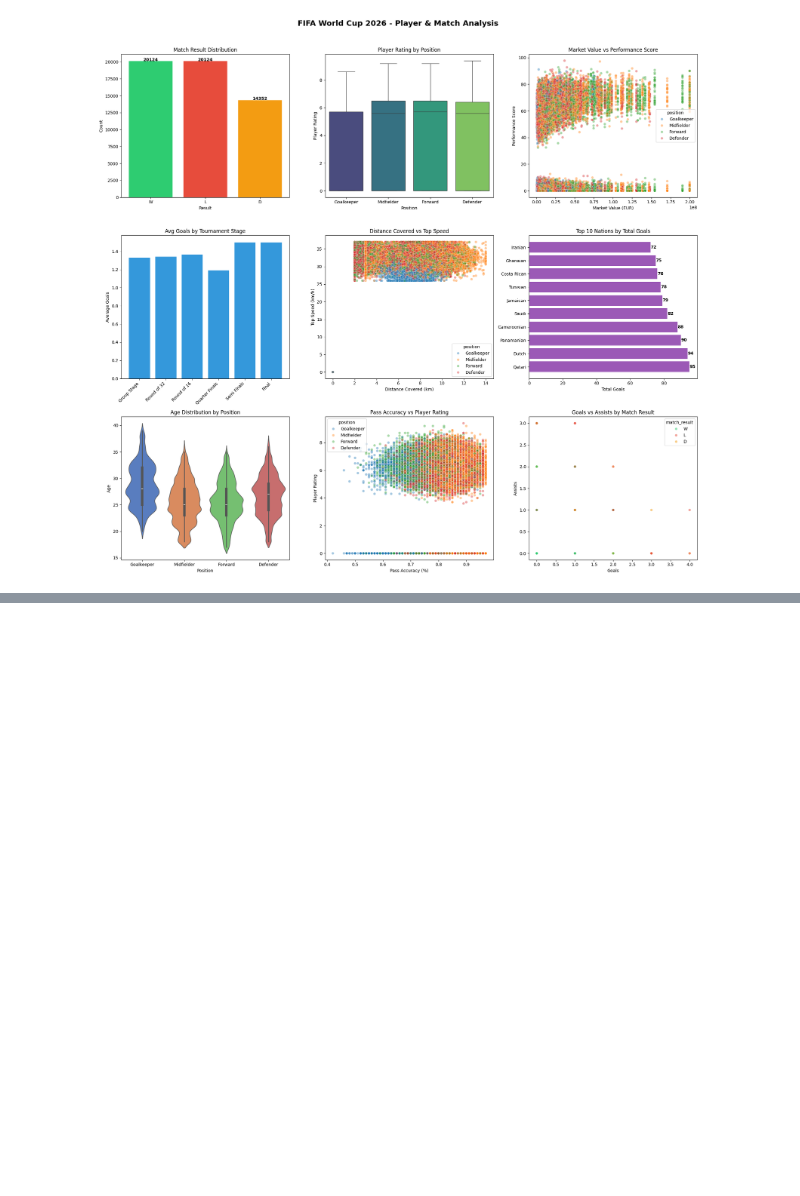
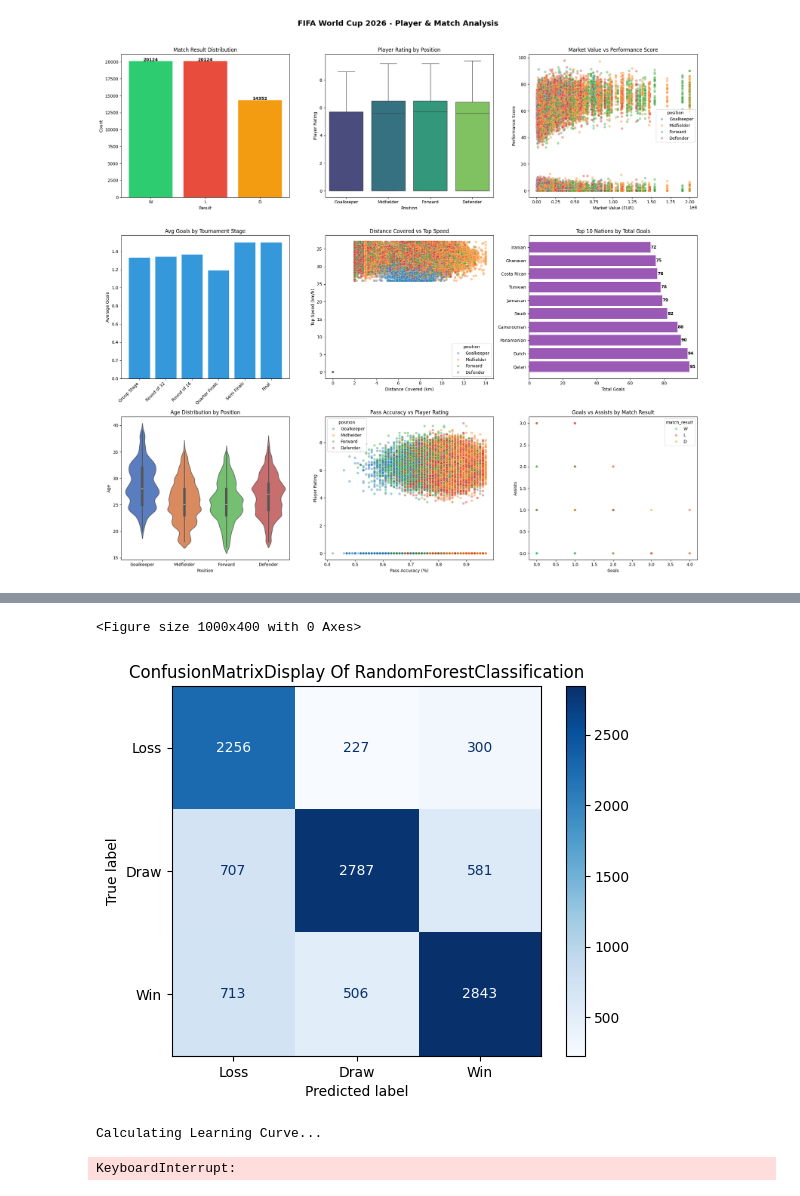
Before and after one commit to tiopramana/machine_learning, a Jupyter notebook: Project/Fifa_World_Cup/main.ipynb, the cells around one changed output, grey strips where cells are left out. Saved outputs shown, nothing was run; the diff lists cells and outputs as text; code cells hidden in the pictures; blank space fills up the shorter version.

Commit message:
update: changing the train and test result

```diff
--- a/Project/Fifa_World_Cup/main.ipynb
+++ b/Project/Fifa_World_Cup/main.ipynb
@@ -405,0 +244,71 @@ Calculating Learning Curve...
+# %%
+full_pipeline = Pipeline([
+    ('preprocessor', preprocessor),
+    ('model', RandomForestClassifier(
+        n_estimators=200,
+        max_depth=10,
+        class_weight='balanced',
+        random_state=42
+    ))
+])
+
+full_pipeline.fit(X_train, y_train)
+
+train_preds = full_pipeline.predict(X_train)
+test_preds  = full_pipeline.predict(X_valid)
+
+train_acc = accuracy_score(y_train, train_preds)
+test_acc  = accuracy_score(y_valid, test_preds)
+
+print(f"Train: {train_acc:.4f}")
+print(f"Test:  {test_acc:.4f}")
+print(classification_report(y_valid, test_preds, target_names=['Loss', 'Draw', 'Win']))
+
+cm = confusion_matrix(y_valid, test_preds)
+
+plt.figure(figsize=(10,4))
+
+disp = ConfusionMatrixDisplay(confusion_matrix=cm, display_labels=["Loss", "Draw", "Win"])
+
+disp.plot(cmap=plt.cm.Blues)
+
+plt.title("ConfusionMatrixDisplay Of RandomForestClassification")
+plt.show()
+
+print("\nCalculating Learning Curve...")
+
+cv_strategy = KFold(n_splits=5, shuffle=True, random_state=42)
+train_sizes = np.linspace(0.1, 1.0, 5) # Testing data from 10% -> 100%
+
+if isinstance(X_train, pd.DataFrame):
+    X_full = pd.concat([X_train, X_valid], axis=0).reset_index(drop=True)
+    y_full = pd.concat([pd.Series(y_train), pd.Series(y_valid)], axis=0).reset_index(drop=True)
+else:
+    # Fallback if they are already numpy arrays (and your preprocessor doesn't require strings)
+    X_full = np.vstack((X_train, X_valid))
+    y_full = np.concatenate((y_train, y_valid))
+
+train_sizes, train_scores, test_scores = learning_curve(
+    estimator=full_pipeline,
+    X=X_full,
+    y=y_full,
+    cv=cv_strategy,
+    scoring='accuracy',
+    train_sizes=train_sizes,
+    n_jobs=-1
+)
+
+train_scores_mean = np.mean(train_scores, axis=1)
+test_scores_mean = np.mean(test_scores, axis=1)
+
+plt.figure(figsize=(8, 5))
+plt.plot(train_sizes, train_scores_mean, 'o-', color="blue", label="Training Score")
+plt.plot(train_sizes, test_scores_mean, 'o-', color="orange", label="Validation Score")
+
+plt.title("Learning Curve - RandomForestClassifier")
+plt.xlabel("Training Examples")
+plt.ylabel("Accuracy Score")
+plt.legend(loc="best")
+plt.grid(True)
+plt.show()
+# %% [output]
@@ -405,0 +326,4 @@ Calculating Learning Curve...
+<Figure size 1000x400 with 0 Axes>
+[figure, added]
+Calculating Learning Curve...
+KeyboardInterrupt:
```
Also changed, not shown: parts of 11 cells of this notebook, 1 other file.
